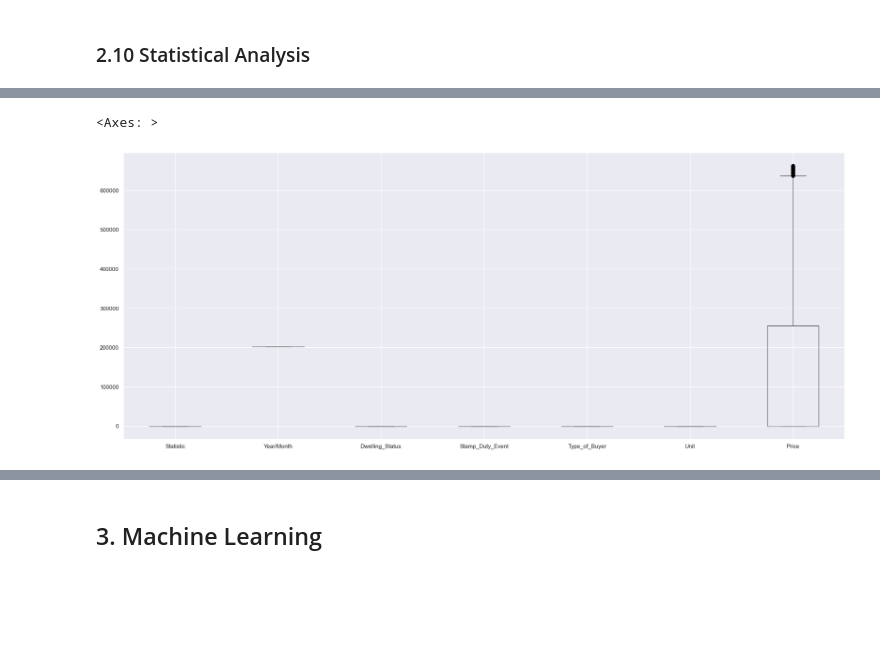
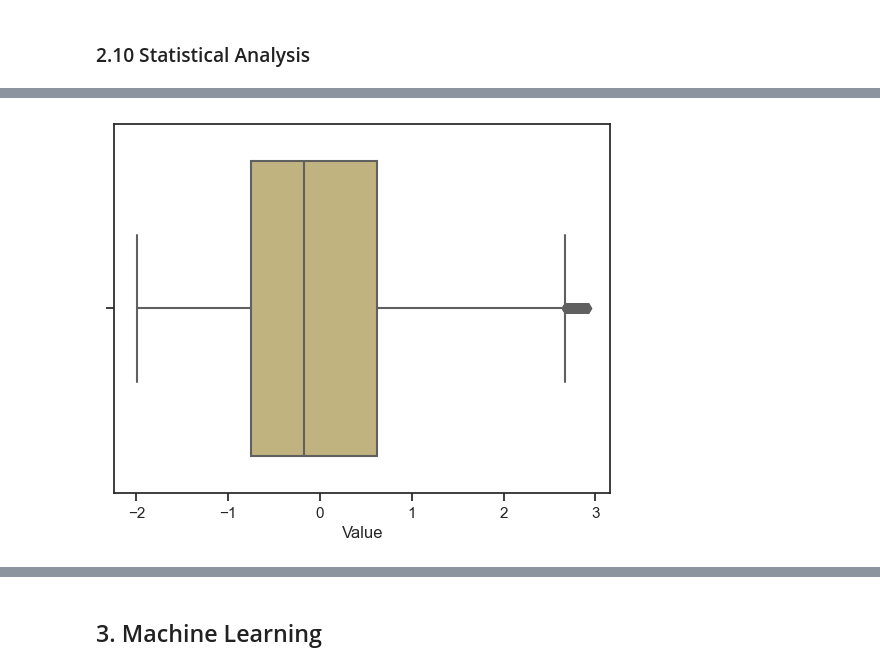
Before and after one commit to CristhianMacedo2024104/Machine-Learning, a Jupyter notebook: CristhianMacedo_MLearningHDip_CA1.ipynb, the cells around one changed output, grey strips where cells are left out. Saved outputs shown, nothing was run; the diff lists cells and outputs as text; code cells hidden in the pictures; blank space fills up the shorter version.

```diff
--- a/CristhianMacedo_MLearningHDip_CA1.ipynb
+++ b/CristhianMacedo_MLearningHDip_CA1.ipynb
@@ -430,0 +396,3 @@ plt.show()
+# %%
+county = df['County'].unique()
+county
@@ -430,0 +435,2 @@ plt.show()
+# %%
+encoder = OrdinalEncoder(categories = [county])
@@ -430,0 +439,2 @@ plt.show()
+# %%
+df['Eir_encoder'] = encoder.fit_transform(df[['County']])
@@ -491,3 +562,3 @@ Index(['Statistic', 'Year/Month', 'Month', 'Dwelling_Status', 'Eircode',
       dtype='object')
 # %%
-# df_scaled[['Statistic', 'Dwelling_Status', 'Stamp_Duty_Event', 'Type_of_Buyer', 'Unit']] = preprocessing.scale(df_outliers[['Statistic', 'Dwelling_Status', 'Stamp_Duty_Event', 'Type_of_Buyer', 'Unit']])
+df_scaled[['Value']] = preprocessing.scale(df_outliers[['Value']])
@@ -503,5 +579,5 @@ df_scaled.head()
 # %%
-df_scaled.boxplot(figsize = (25, 10))
+sns.boxplot(x = df_scaled['Value'], color="y")
+plt.show()
 # %% [output]
-<Axes: >
-[figure, old version]
+[figure, new version]
```
Also changed, not shown: parts of 141 cells of this notebook, 2 other files.
